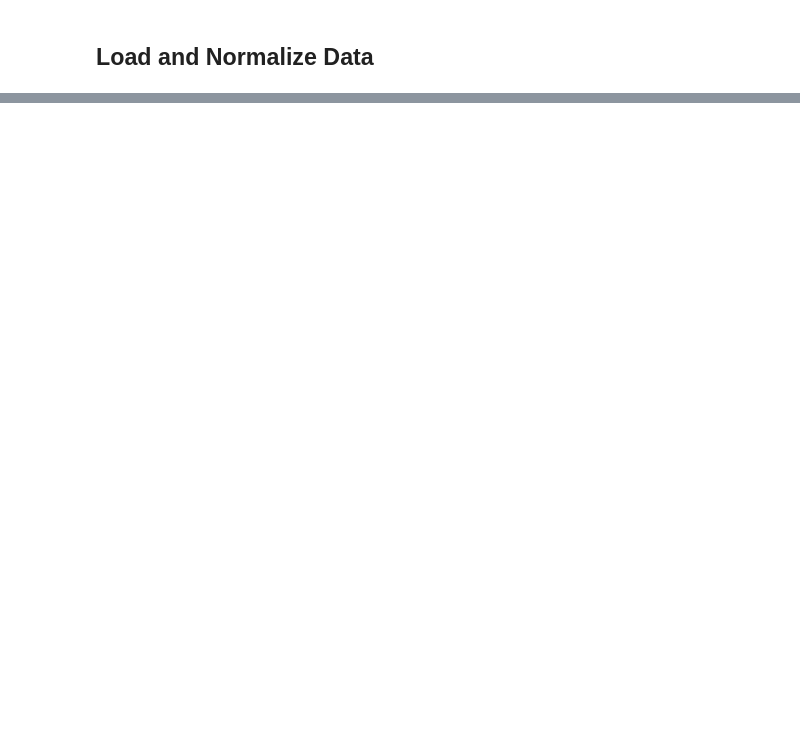
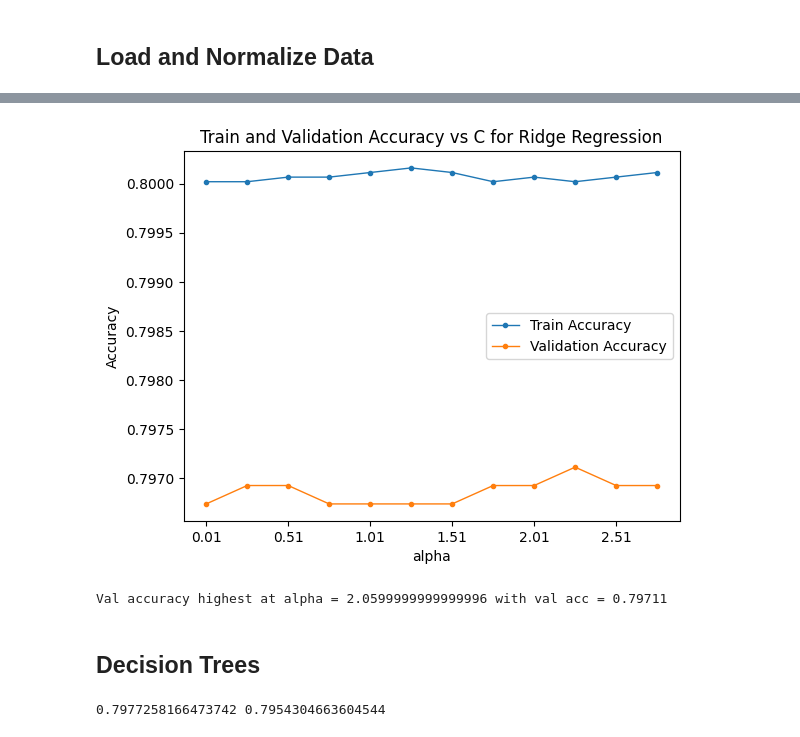
Before and after one commit to agkitagawa/cs155-project1, a Jupyter notebook: code/main.ipynb, the cells around one changed output, grey strips where cells are left out. Cells and saved outputs as stored; diff of their text form; code cells hidden in the pictures; blank space fills up the shorter version.

```diff
--- a/code/main.ipynb
+++ b/code/main.ipynb
@@ -139,0 +192,70 @@ KeyboardInterrupt:
+# %%
+plt.figure()
+
+t = 25
+plt.plot(alpha_vals[::t], rr_accs['train'][::t], marker='.', linewidth=1)
+plt.plot(alpha_vals[::t], rr_accs['val'][::t], marker='.', linewidth=1)
+plt.xlabel('alpha')
+plt.ylabel('Accuracy')
+plt.title('Train and Validation Accuracy vs C for Ridge Regression')
+plt.legend(['Train Accuracy', 'Validation Accuracy'], loc='best')
+# plt.ylim([.8, .81])
+plt.xticks(alpha_vals[::50])
+
+plt.show()
+
+print(f"Val accuracy highest at alpha = {alpha_vals[np.argmax(rr_accs['val'])]} with val acc = {round(rr_accs['val'][np.argmax(rr_accs['val'])], 5)}")
+# %% [output]
+[figure, added]
+Val accuracy highest at alpha = 2.0599999999999996 with val acc = 0.79711
+# %% [markdown]
+## Decision Trees
+# %%
+def classification_acc(y, real_y):
+    N = len(y)
+
+    num_mismatch = 0
+    for i in range(N):
+        if y[i] != real_y[i]:
+            num_mismatch += 1
+
+    return 1 - num_mismatch / N
+
+def cross_validation_dt_clf(X, Y, n_splits, params=None):
+    kf = KFold(n_splits=n_splits)
+
+    train_accs, val_accs = [], []
+    for train_index, val_index in kf.split(X):
+        X_train, Y_train = X[train_index], Y[train_index]
+        X_val, Y_val = X[val_index], Y[val_index]
+
+        model = DecisionTreeClassifier()
+        if params:
+            for param in params.keys():
+                if param == 'min_samples_leaf':
+                    model.set_params(min_samples_leaf=params['min_samples_leaf'])
+                if param == 'max_depth':
+                    model.set_params(max_depth=params['max_depth'])
+
+        model.fit(X_train, Y_train)
+
+        train_acc = classification_acc(model.predict(X_train), Y_train)
+        val_acc = classification_acc(model.predict(X_val), Y_val)
+
+        train_accs.append(train_acc)
+        val_accs.append(val_acc)
+
+    avg_train_acc, avg_val_acc = np.mean(train_accs), np.mean(val_accs)
+
+    return avg_train_acc, avg_val_acc
+
+params = \
+{
+    'min_samples_leaf': 100,
+    'max_depth': 4
+}
+train_acc, val_acc = cross_validation_dt_clf(train_X, train_Y, n_splits=5, params=params)
+
+print(train_acc, val_acc)
+# %% [output]
+0.7977258166473742 0.7954304663604544
```
Also changed, not shown: parts of 13 cells of this notebook, 5 other files.
